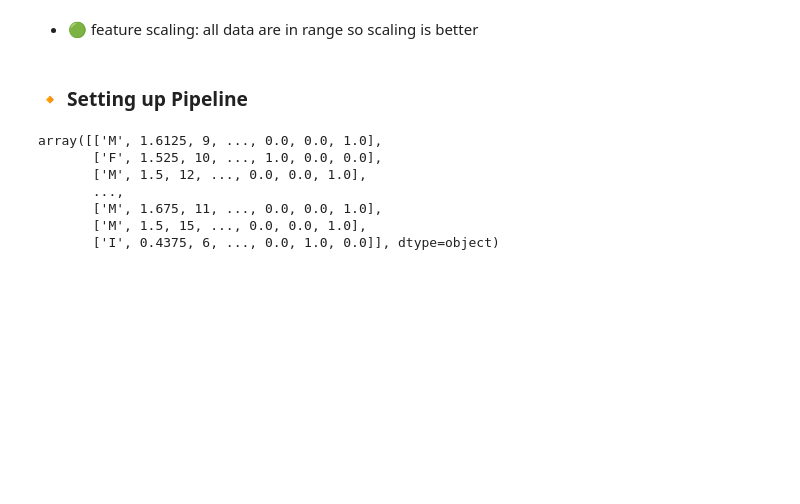
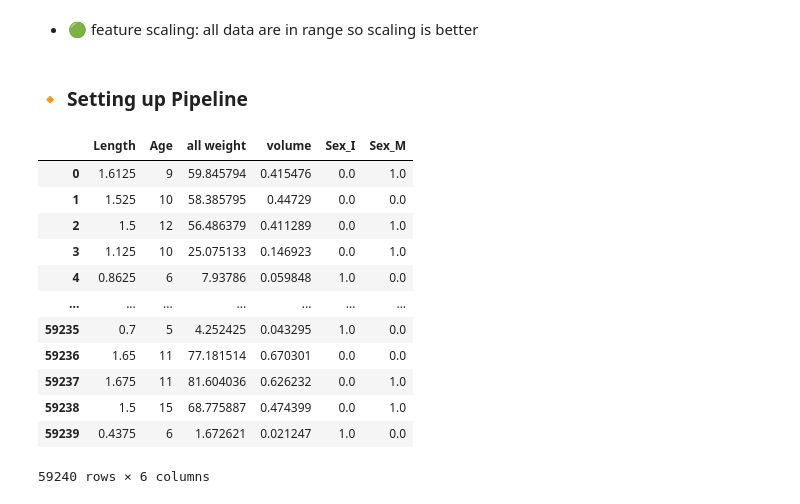
Before and after one commit to subramanya4shenoy/MachineLearningNbs, a Jupyter notebook: Kaggle/Competitions/PGS_S3E16.ipynb, the cells around one changed output. Cells and saved outputs as stored; diff of their text form; code cells hidden in the pictures; blank space fills up the shorter version.

```diff
--- a/Kaggle/Competitions/PGS_S3E16.ipynb
+++ b/Kaggle/Competitions/PGS_S3E16.ipynb
@@ -334,11 +366,32 @@ preprocessing = ColumnTransformer([
+# %%
+from sklearn.pipeline import Pipeline
+
+
+def prepare_data(df):
+  # Create a pipeline for preprocessing
+  pipeline = Pipeline([('preprocessor', preprocessor)])
+
+  # Fit and transform the DataFrame using the pipeline
+  df_encoded = pipeline.fit_transform(df)
+
+  # Convert the result to a DataFrame with appropriate column names
+  column_names = list(preprocessor.transformers_[0][1].get_feature_names_out()) + list(preprocessor.transformers_[1][1].get_feature_names_out())
+  prepared_df = pd.DataFrame(df_encoded, columns=column_names)
+  prepared_df.drop("Sex", axis=1, inplace=True)
+  return prepared_df
 # %%
-training_prepared = preprocessing.fit_transform(train_set)
-training_prepared
+training_prepared = prepare_data(train_set)
 # %% [output]
+|  | Length | Age | all weight | volume | Sex_I | Sex_M |
+| 0 | 1.6125 | 9 | 59.845794 | 0.415476 | 0.0 | 1.0 |
+| 1 | 1.525 | 10 | 58.385795 | 0.44729 | 0.0 | 0.0 |
+| 2 | 1.5 | 12 | 56.486379 | 0.411289 | 0.0 | 1.0 |
+| 3 | 1.125 | 10 | 25.075133 | 0.146923 | 0.0 | 1.0 |
+| 4 | 0.8625 | 6 | 7.93786 | 0.059848 | 1.0 | 0.0 |
+| ... | ... | ... | ... | ... | ... | ... |
+| 59235 | 0.7 | 5 | 4.252425 | 0.043295 | 1.0 | 0.0 |
+| 59236 | 1.65 | 11 | 77.181514 | 0.670301 | 0.0 | 0.0 |
+| 59237 | 1.675 | 11 | 81.604036 | 0.626232 | 0.0 | 1.0 |
+| 59238 | 1.5 | 15 | 68.775887 | 0.474399 | 0.0 | 1.0 |
+| 59239 | 0.4375 | 6 | 1.672621 | 0.021247 | 1.0 | 0.0 |
-array([['M', 1.6125, 9, ..., 0.0, 0.0, 1.0],
-       ['F', 1.525, 10, ..., 1.0, 0.0, 0.0],
-       ['M', 1.5, 12, ..., 0.0, 0.0, 1.0],
-       ...,
-       ['M', 1.675, 11, ..., 0.0, 0.0, 1.0],
-       ['M', 1.5, 15, ..., 0.0, 0.0, 1.0],
-       ['I', 0.4375, 6, ..., 0.0, 1.0, 0.0]], dtype=object)
+59240 rows × 6 columns
```
Also changed, not shown: parts of 4 cells of this notebook.
